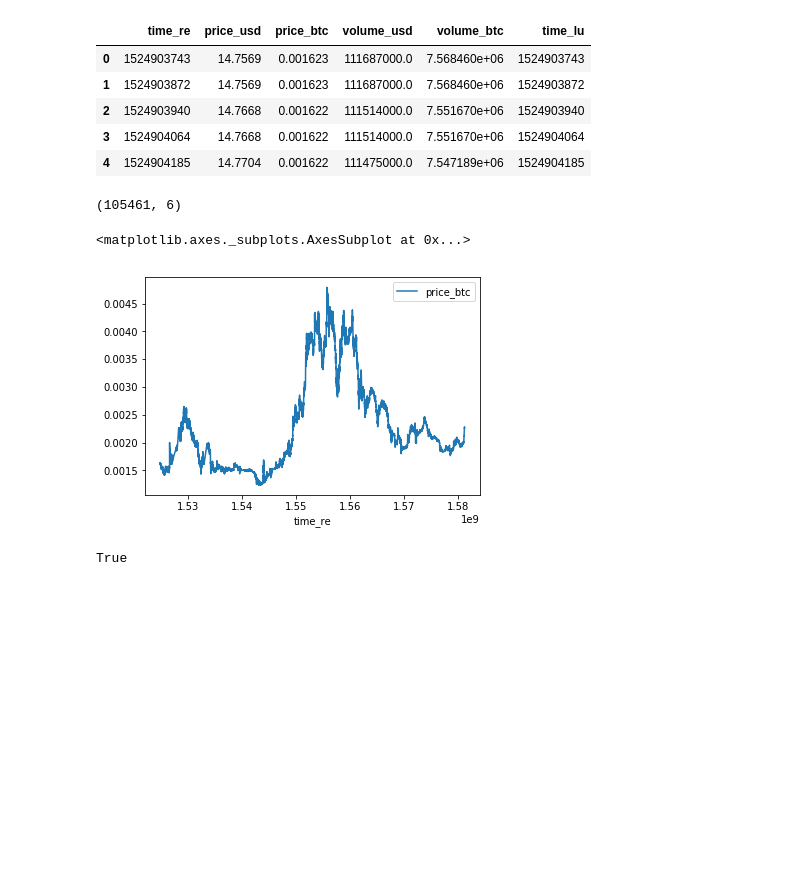
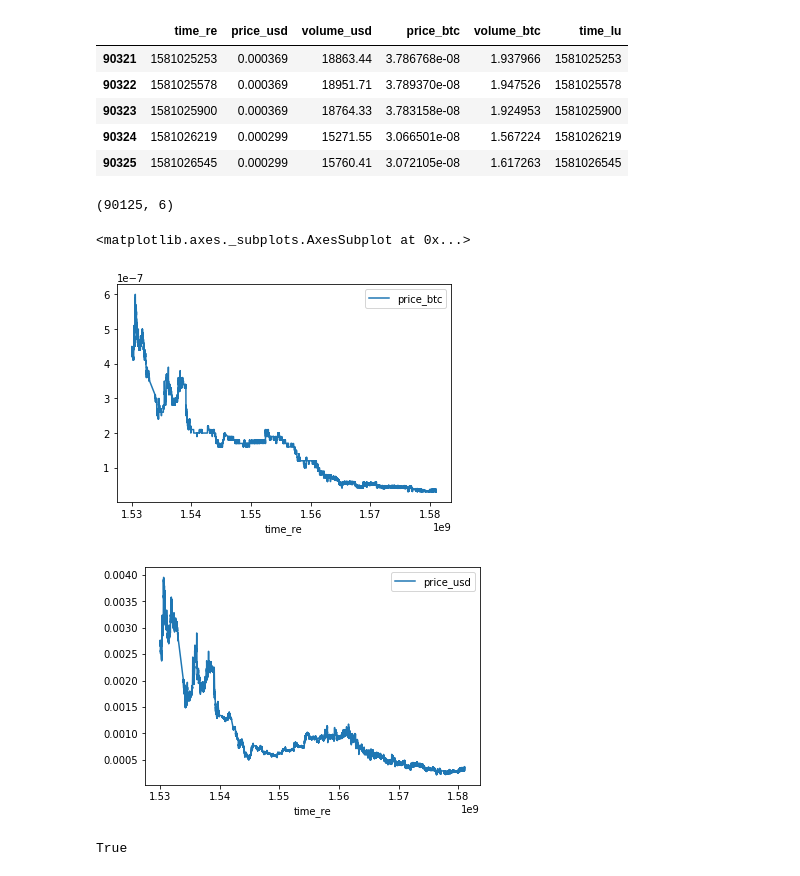
Before and after one commit to kaluzap/python_coingecko_mysql_report, a Jupyter notebook: notebook/open_clean_old_database.ipynb, the cells around one changed output. Drawn from its saved outputs; the diff is of its cells as text; code cells hidden in the pictures; blank space fills up the shorter version.

```diff
--- a/notebook/open_clean_old_database.ipynb
+++ b/notebook/open_clean_old_database.ipynb
@@ -16,9 +14,10 @@ the_file = f'/home/pablo/MEGA/SEGURO_DE_DATOS/datos/old_database/{the_symbol}_to
 # %%
-df = pd.read_csv(the_file, dtype = {'time_re':np.float64, 'price_usd':np.float64, 'price_btc':np.float64, 'volume_usd':np.float64, 'volume_btc':np.float64},
+df1 = pd.read_csv(the_file,
                  names = ['time_re', 'price_usd', 'price_btc', 'volume_usd', 'volume_btc'],
+                 dtype = {'time_re':np.float64, 'price_usd':np.float64, 'price_btc':np.float64, 'volume_usd':np.float64, 'volume_btc':np.float64},
                  usecols=[0, 1, 2, 3, 4],
                  delim_whitespace = True)
 df = df.dropna()
-df.tail(10)
+df.head(10)
 # %% [output]
 |  | time_re | price_usd | price_btc | volume_usd | volume_btc |
@@ -34,0 +52,3 @@ df.tail(10)
+# %%
+df = pd.concat([df1,df2], ignore_index=True).dropna()
+df.head()
@@ -38,18 +65,21 @@ df['time_lu'] = df['time_re']
 df = df.drop_duplicates(subset="time_re", keep="last")
 df = df.sort_values(["time_re"])
 #df = df.reset_index()
-df.head()
+df = df[config.COLUMN_NAMES]
+df.tail()
 # %% [output]
-|  | time_re | price_usd | price_btc | volume_usd | volume_btc | time_lu |
-| 0 | 1524903743 | 14.7569 | 0.001623 | 111687000.0 | 7.568460e+06 | 1524903743 |
-| 1 | 1524903872 | 14.7569 | 0.001623 | 111687000.0 | 7.568460e+06 | 1524903872 |
-| 2 | 1524903940 | 14.7668 | 0.001622 | 111514000.0 | 7.551670e+06 | 1524903940 |
-| 3 | 1524904064 | 14.7668 | 0.001622 | 111514000.0 | 7.551670e+06 | 1524904064 |
-| 4 | 1524904185 | 14.7704 | 0.001622 | 111475000.0 | 7.547189e+06 | 1524904185 |
+|  | time_re | price_usd | volume_usd | price_btc | volume_btc | time_lu |
+| 90321 | 1581025253 | 0.000369 | 18863.44 | 3.786768e-08 | 1.937966 | 1581025253 |
+| 90322 | 1581025578 | 0.000369 | 18951.71 | 3.789370e-08 | 1.947526 | 1581025578 |
+| 90323 | 1581025900 | 0.000369 | 18764.33 | 3.783158e-08 | 1.924953 | 1581025900 |
+| 90324 | 1581026219 | 0.000299 | 15271.55 | 3.066501e-08 | 1.567224 | 1581026219 |
+| 90325 | 1581026545 | 0.000299 | 15760.41 | 3.072105e-08 | 1.617263 | 1581026545 |
 # %%
 print(df.shape)
 df.plot('time_re', 'price_btc')
+df.plot('time_re', 'price_usd')
 # %% [output]
-(105461, 6)
+(90125, 6)
 <matplotlib.axes._subplots.AxesSubplot at 0x...>
-[figure, old version]
+[figure, new version]
+[figure, added]
```
Also changed, not shown: parts of 9 cells of this notebook, 4 other files.
